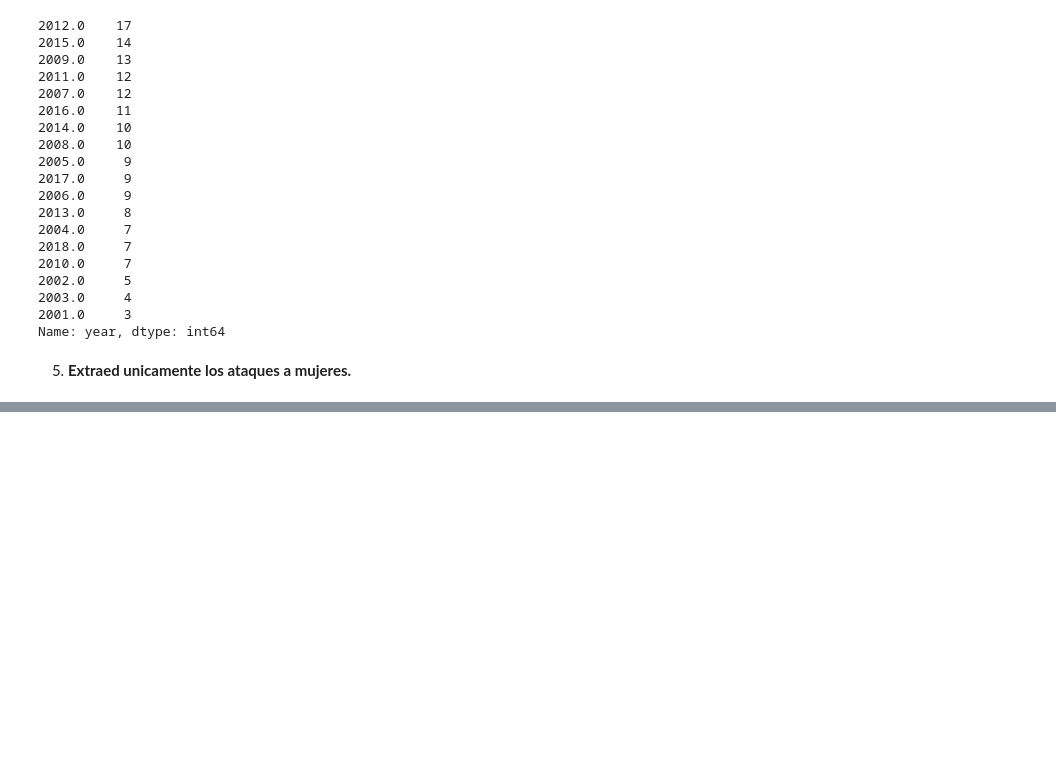
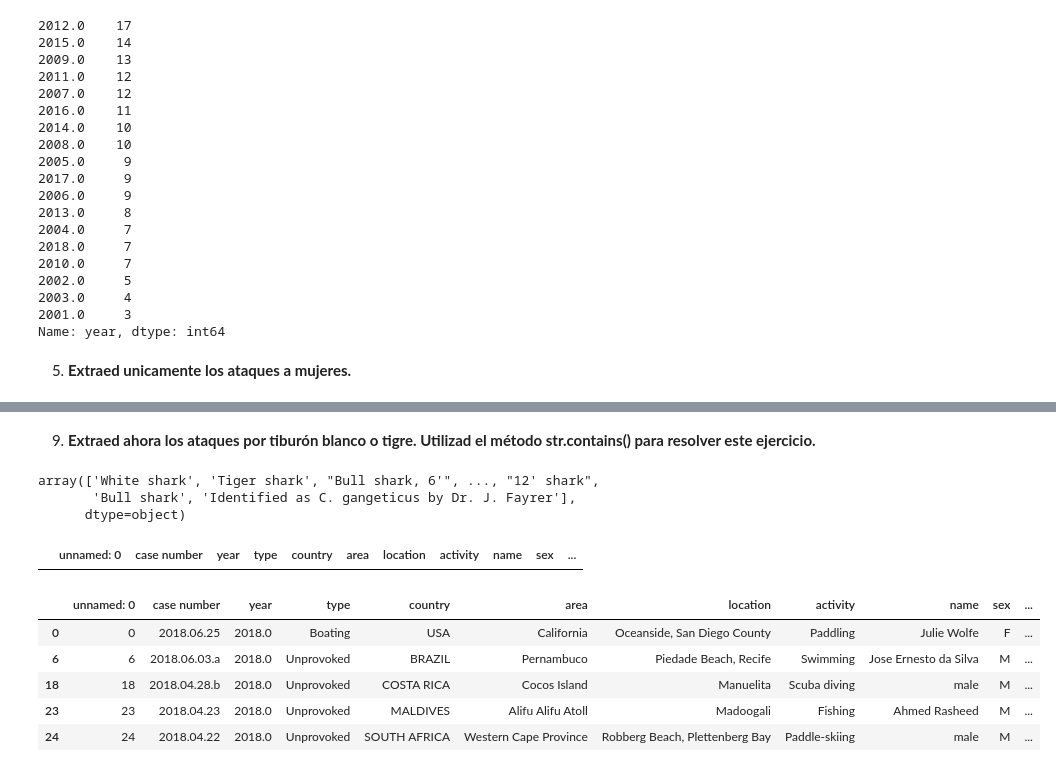
Before and after one commit to Adalab/DA-promo-A-module-2-pairprog-1-pair-4-Lidia-Guadalupe, a Jupyter notebook: Pair 4 Pandas 4.ipynb, the cells around one changed output, grey strips where cells are left out. Cells and saved outputs as stored; diff of their text form; code cells hidden in the pictures; blank space fills up the shorter version.

```diff
--- a/Pair 4 Pandas 4.ipynb
+++ b/Pair 4 Pandas 4.ipynb
@@ -167,0 +224,27 @@ attackgirls
+# %% [markdown]
+9. **Extraed ahora los ataques por tiburón blanco o tigre. Utilizad el método str.contains() para resolver este ejercicio.**
+# %%
+df_attack2['species '].values[0:]
+# %% [output]
+array(['White shark', 'Tiger shark', "Bull shark, 6'", ..., "12' shark",
+       'Bull shark', 'Identified as C. gangeticus by Dr. J. Fayrer'],
+      dtype=object)
+# %%
+attacktiburon1 = df_attack2[df_attack2['species '] == 'shark']
+attacktiburon1
+# %% [output]
+|  | unnamed: 0 | case number | year | type | country | area | location | activity | name | sex | ... |
+# %%
+patron2 = 'White'
+patron3 = 'Tiger'
+
+attacktiburon = df_attack2[(df_attack2["species "].str.contains(patron3,regex=True))|(df_attack2["species "].str.contains(patron2,regex=True))]
+
+attacktiburon.head()
+# %% [output]
+|  | unnamed: 0 | case number | year | type | country | area | location | activity | name | sex | ... |
+| 0 | 0 | 2018.06.25 | 2018.0 | Boating | USA | California | Oceanside, San Diego County | Paddling | Julie Wolfe | F | ... |
+| 6 | 6 | 2018.06.03.a | 2018.0 | Unprovoked | BRAZIL | Pernambuco | Piedade Beach, Recife | Swimming | Jose Ernesto da Silva | M | ... |
+| 18 | 18 | 2018.04.28.b | 2018.0 | Unprovoked | COSTA RICA | Cocos Island | Manuelita | Scuba diving | male | M | ... |
+| 23 | 23 | 2018.04.23 | 2018.0 | Unprovoked | MALDIVES | Alifu Alifu Atoll | Madoogali | Fishing | Ahmed Rasheed | M | ... |
+| 24 | 24 | 2018.04.22 | 2018.0 | Unprovoked | SOUTH AFRICA | Western Cape Province | Robberg Beach, Plettenberg Bay | Paddle-skiing | male | M | ... |
```
Also changed, not shown: parts of 17 cells of this notebook, 1 other file.
